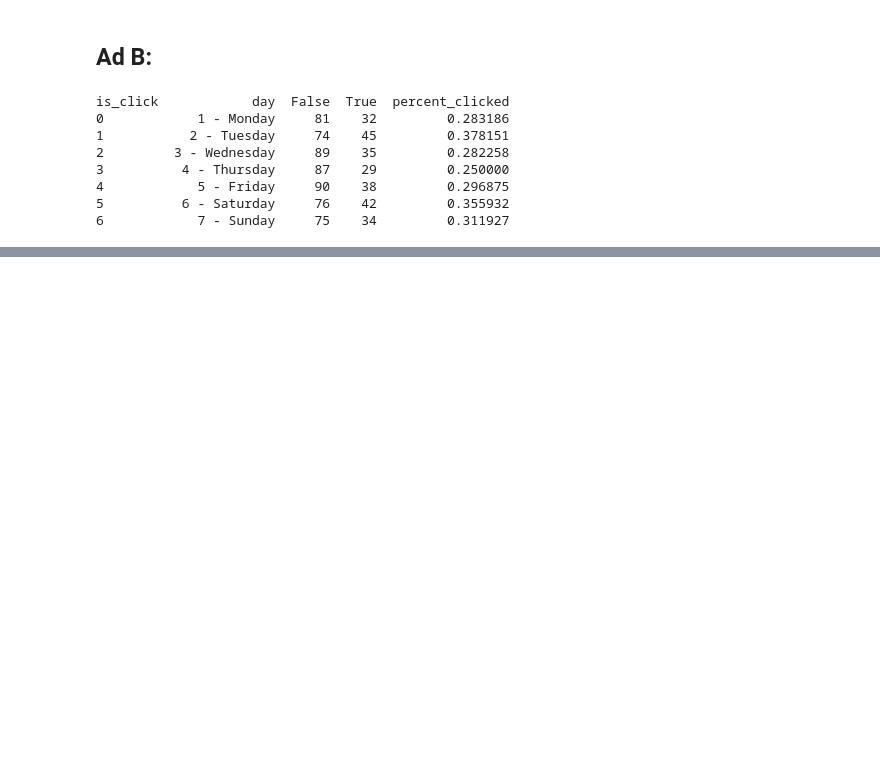
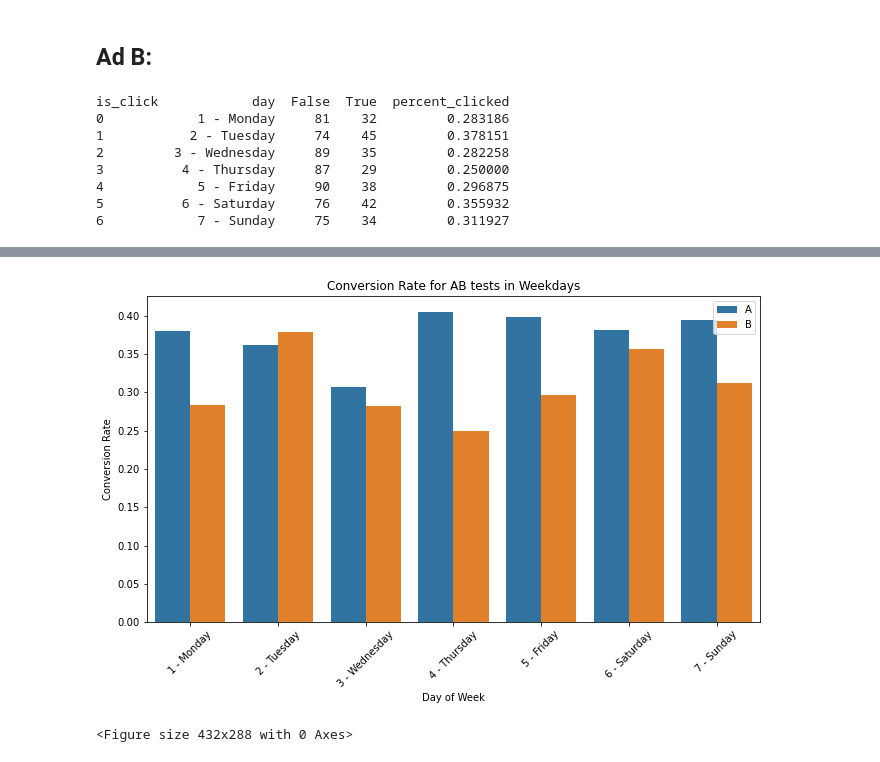
Before and after one commit to pedramsafaeifar/Ad_Clicks___AB_Testing, a Jupyter notebook: Ad_AB_Test_Using_Pandas_Aggregates.ipynb, the cells around one changed output, grey strips where cells are left out. Saved outputs shown, nothing was run; the diff lists cells and outputs as text; code cells hidden in the pictures; blank space fills up the shorter version.

```diff
--- a/Ad_AB_Test_Using_Pandas_Aggregates.ipynb
+++ b/Ad_AB_Test_Using_Pandas_Aggregates.ipynb
@@ -219,0 +303,6 @@ Based on our calculations, users clicked on Ad A more than Ad B on each day of t
+# %%
+total_clicks_day = pd.DataFrame()
+total_clicks_day['day'] = a_clicks_pivot.day
+total_clicks_day['A'] = a_clicks_pivot.percent_clicked
+total_clicks_day['B'] = b_clicks_pivot.percent_clicked
+print(total_clicks_day)
@@ -219,0 +318,6 @@ Based on our calculations, users clicked on Ad A more than Ad B on each day of t
+# %%
+# Melt the DataFrame to transform the columns 'A' and 'B' into rows under the 'experiment' column
+transposed_df = pd.melt(total_clicks_day, id_vars=['day'], var_name='experiment', value_name='percent_clicked')
+
+# Display the transposed DataFrame
+print(transposed_df)
@@ -219,0 +340,13 @@ Based on our calculations, users clicked on Ad A more than Ad B on each day of t
+# %%
+plt.figure(figsize=(11,6))
+sns.barplot(x = 'day', y = 'percent_clicked', hue = 'experiment', data = transposed_df)
+plt.xticks(rotation=45)
+plt.xlabel('Day of Week')
+plt.ylabel('Conversion Rate')
+plt.title('Conversion Rate for AB tests in Weekdays')
+plt.legend(loc='upper right')
+plt.show()
+plt.clf()
+# %% [output]
+[figure, added]
+<Figure size 432x288 with 0 Axes>
```
Also changed, not shown: parts of 21 cells of this notebook.
